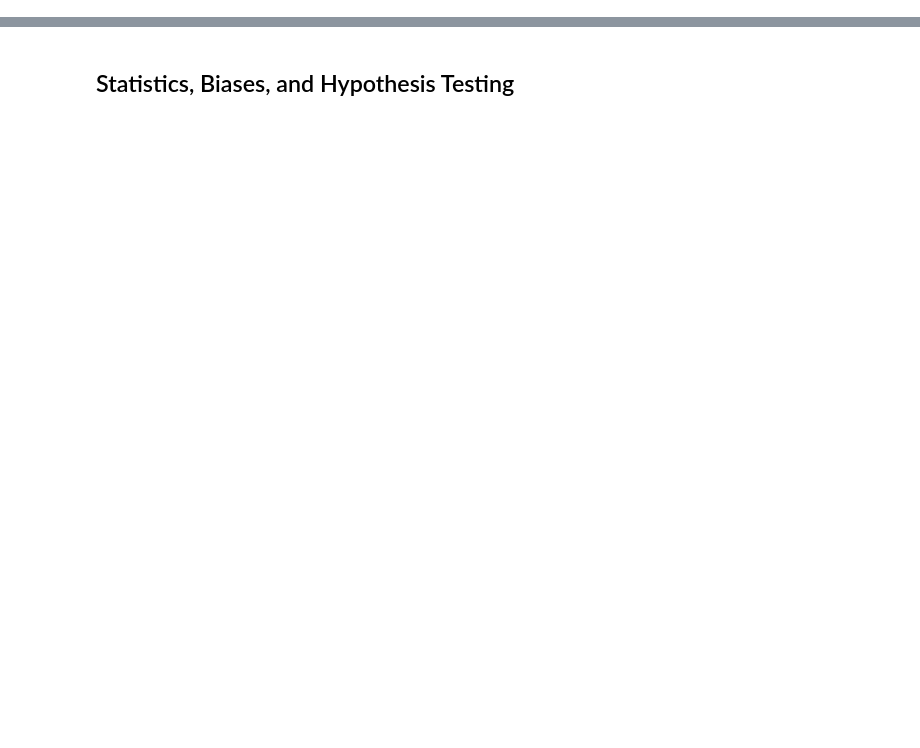
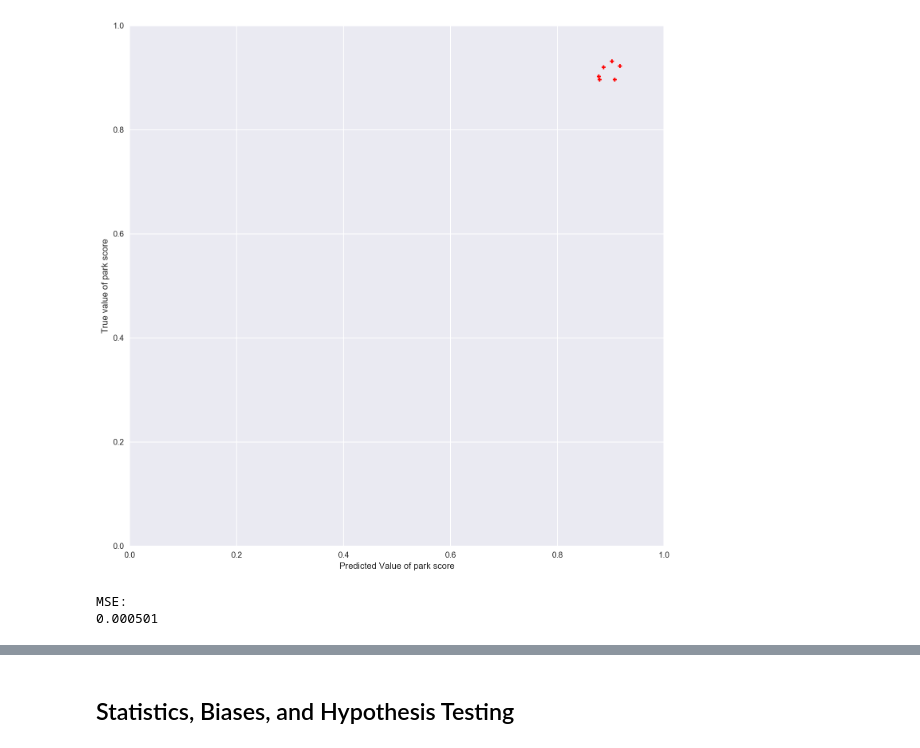
Before and after one commit to genzhao/dsi, a Jupyter notebook: project-3-sf-regression.ipynb, the cells around one changed output, grey strips where cells are left out. Cells and saved outputs as stored; diff of their text form; code cells hidden in the pictures; blank space fills up the shorter version.

```diff
--- a/project-3-sf-regression.ipynb
+++ b/project-3-sf-regression.ipynb
@@ -110,3 +354,30 @@ Alternatively, feel free to use any other interesting datasets that you may find
+# %%
+ss = StandardScaler()
+Xn = ss.fit_transform(x)
+# %%
+X_train, X_test, Y_train, Y_test = train_test_split(Xn, y, test_size = .2)
+# %%
+lm = LinearRegression()
+#ri = ridge
+#la = lasso
+# %%
+model = lm.fit(X_train, Y_train)
+Y_hat_test = model.predict(X_test)
+# %%
+# Plot the model
+plt.scatter(Y_hat_test, Y_test, s=30, c='r', marker='+', zorder=10)
+plt.xlabel("Predicted Value of park score")
+plt.ylabel("True value of park score")
+plt.ylim([0,1])
+plt.xlim([0,1])
+plt.show()
+
+#Print characteristic values of your Linear regression:
+print "MSE: \n%f \n" % mean_squared_error(Y_test, Y_hat_test)
+# %% [output]
+[figure, added]
+MSE:
+0.000501
 # %% [markdown]
 <img src="http://imgur.com/GCAf1UX.png" style="float: left; margin: 25px 15px 0px 0px; height: 25px">
 
```
Also changed, not shown: parts of 57 cells of this notebook.
